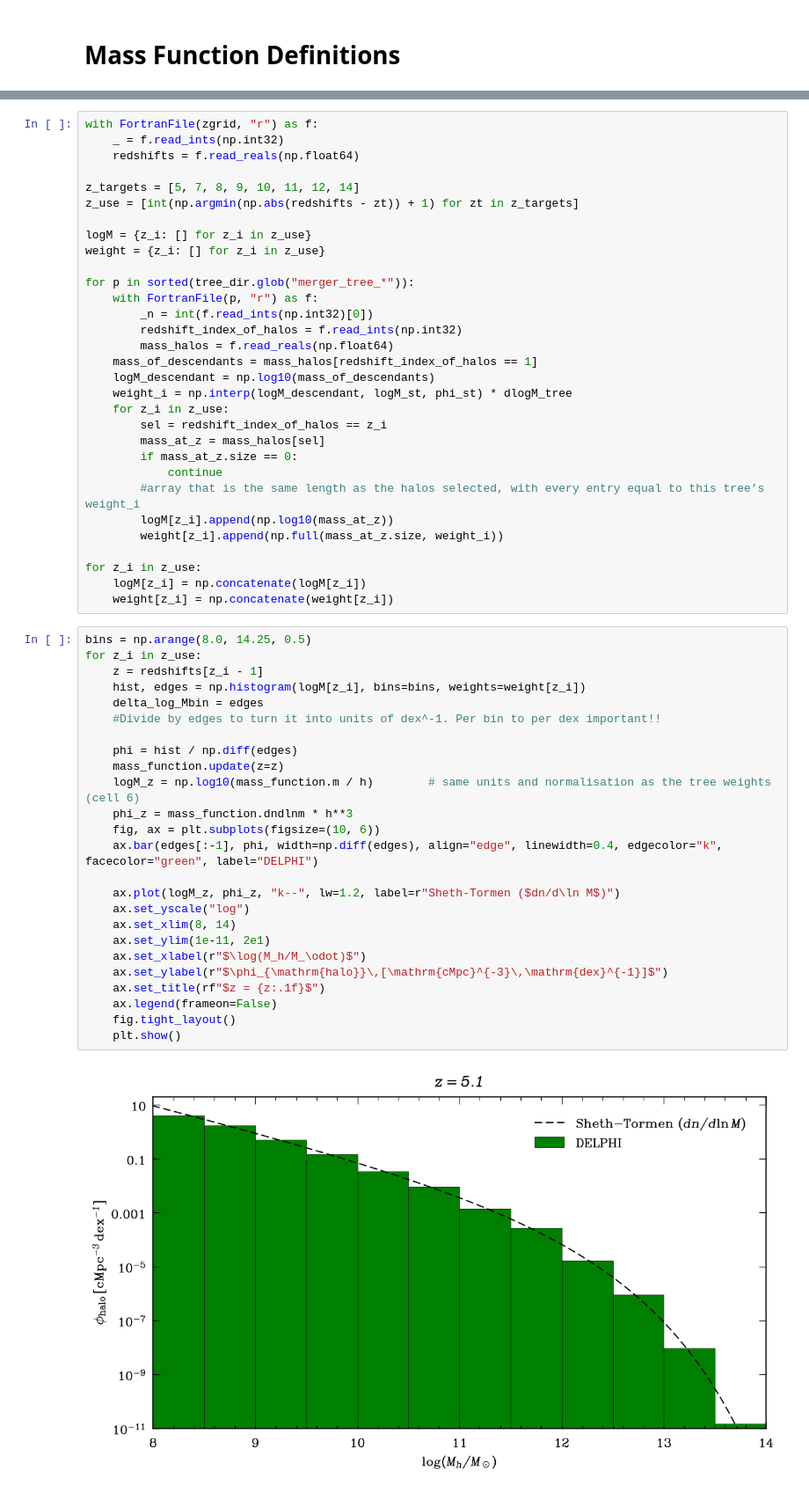
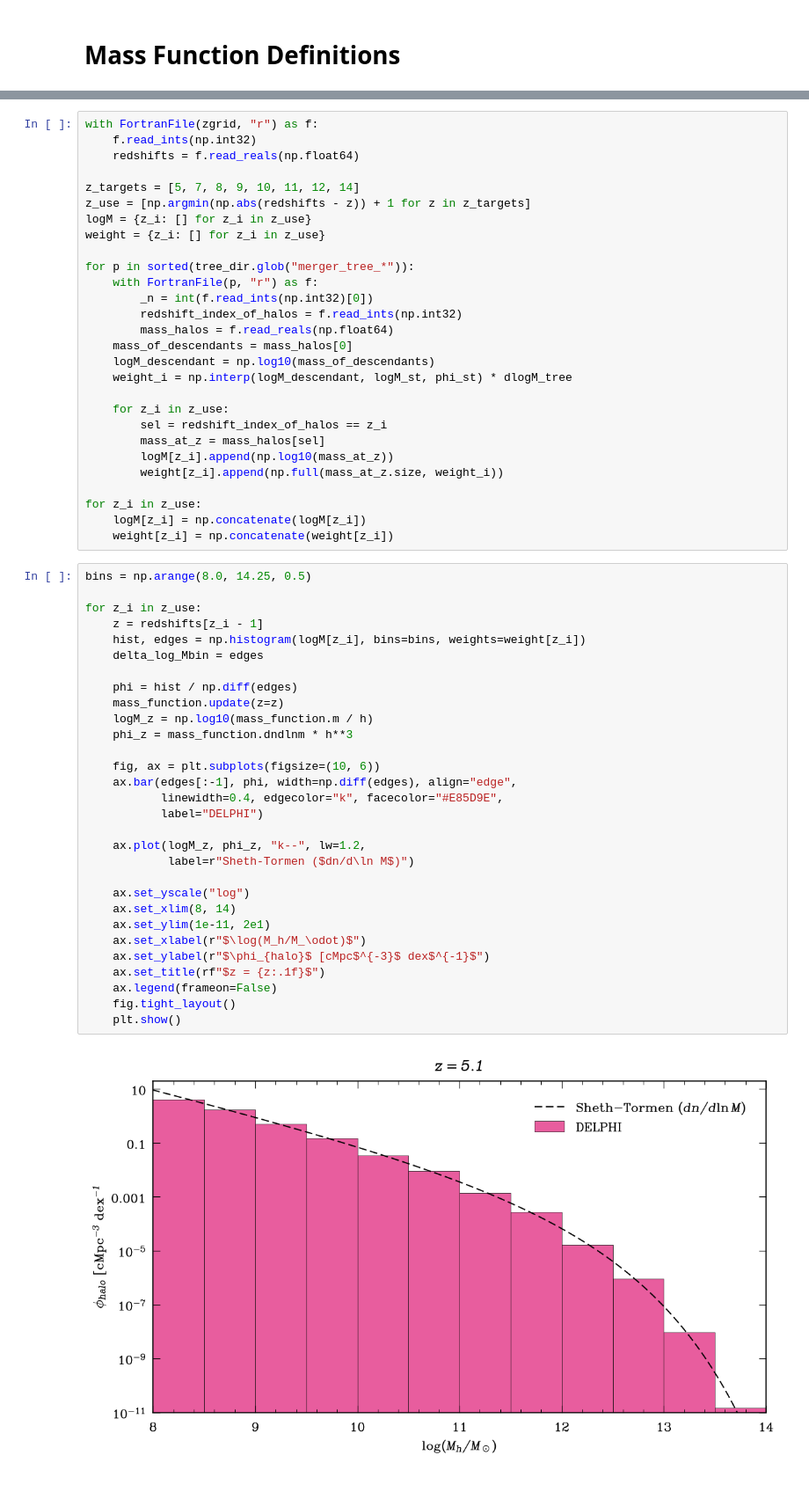
Before and after one commit to 10ay/delphi_notebooks, a Jupyter notebook: notebooks/halo_mass_function.ipynb, the cells around one changed output, grey strips where cells are left out. Shown at 88% size. Saved outputs shown, nothing was run; the diff lists cells and outputs as text.

Commit message:
Changed plots

```diff
--- a/notebooks/halo_mass_function.ipynb
+++ b/notebooks/halo_mass_function.ipynb
@@ -43,12 +43,11 @@ logM = []
 weight = []
 # %%
 with FortranFile(zgrid, "r") as f:
-    _ = f.read_ints(np.int32)
+    f.read_ints(np.int32)
     redshifts = f.read_reals(np.float64)
 
 z_targets = [5, 7, 8, 9, 10, 11, 12, 14]
-z_use = [int(np.argmin(np.abs(redshifts - zt)) + 1) for zt in z_targets]
-
+z_use = [np.argmin(np.abs(redshifts - z)) + 1 for z in z_targets]
 logM = {z_i: [] for z_i in z_use}
 weight = {z_i: [] for z_i in z_use}
 
@@ -57,15 +56,13 @@ for p in sorted(tree_dir.glob("merger_tree_*")):
         _n = int(f.read_ints(np.int32)[0])
         redshift_index_of_halos = f.read_ints(np.int32)
         mass_halos = f.read_reals(np.float64)
-    mass_of_descendants = mass_halos[redshift_index_of_halos == 1]
+    mass_of_descendants = mass_halos[0]
     logM_descendant = np.log10(mass_of_descendants)
     weight_i = np.interp(logM_descendant, logM_st, phi_st) * dlogM_tree
+
     for z_i in z_use:
         sel = redshift_index_of_halos == z_i
         mass_at_z = mass_halos[sel]
-        if mass_at_z.size == 0:
-            continue
-        #array that is the same length as the halos selected, with every entry equal to this tree’s weight_i
         logM[z_i].append(np.log10(mass_at_z))
         weight[z_i].append(np.full(mass_at_z.size, weight_i))
 
@@ -74,28 +71,33 @@ for z_i in z_use:
     weight[z_i] = np.concatenate(weight[z_i])
 # %%
 bins = np.arange(8.0, 14.25, 0.5)
+
 for z_i in z_use:
     z = redshifts[z_i - 1]
     hist, edges = np.histogram(logM[z_i], bins=bins, weights=weight[z_i])
     delta_log_Mbin = edges
-    #Divide by edges to turn it into units of dex^-1. Per bin to per dex important!!
 
     phi = hist / np.diff(edges)
     mass_function.update(z=z)
-    logM_z = np.log10(mass_function.m / h)        # same units and normalisation as the tree weights (cell 6)
+    logM_z = np.log10(mass_function.m / h)
     phi_z = mass_function.dndlnm * h**3
+
     fig, ax = plt.subplots(figsize=(10, 6))
-    ax.bar(edges[:-1], phi, width=np.diff(edges), align="edge", linewidth=0.4, edgecolor="k", facecolor="green", label="DELPHI")
+    ax.bar(edges[:-1], phi, width=np.diff(edges), align="edge",
+           linewidth=0.4, edgecolor="k", facecolor="#E85D9E",
+           label="DELPHI")
 
-    ax.plot(logM_z, phi_z, "k--", lw=1.2, label=r"Sheth-Tormen ($dn/d\ln M$)")
+    ax.plot(logM_z, phi_z, "k--", lw=1.2,
+            label=r"Sheth-Tormen ($dn/d\ln M$)")
+
     ax.set_yscale("log")
     ax.set_xlim(8, 14)
     ax.set_ylim(1e-11, 2e1)
     ax.set_xlabel(r"$\log(M_h/M_\odot)$")
-    ax.set_ylabel(r"$\phi_{\mathrm{halo}}\,[\mathrm{cMpc}^{-3}\,\mathrm{dex}^{-1}]$")
+    ax.set_ylabel(r"$\phi_{halo}$ [cMpc$^{-3}$ dex$^{-1}$")
     ax.set_title(rf"$z = {z:.1f}$")
     ax.legend(frameon=False)
     fig.tight_layout()
     plt.show()
 # %% [output]
-[figure, old version]
+[figure, new version]
```
Also changed, not shown: parts of 3 cells of this notebook, 10 other files.
